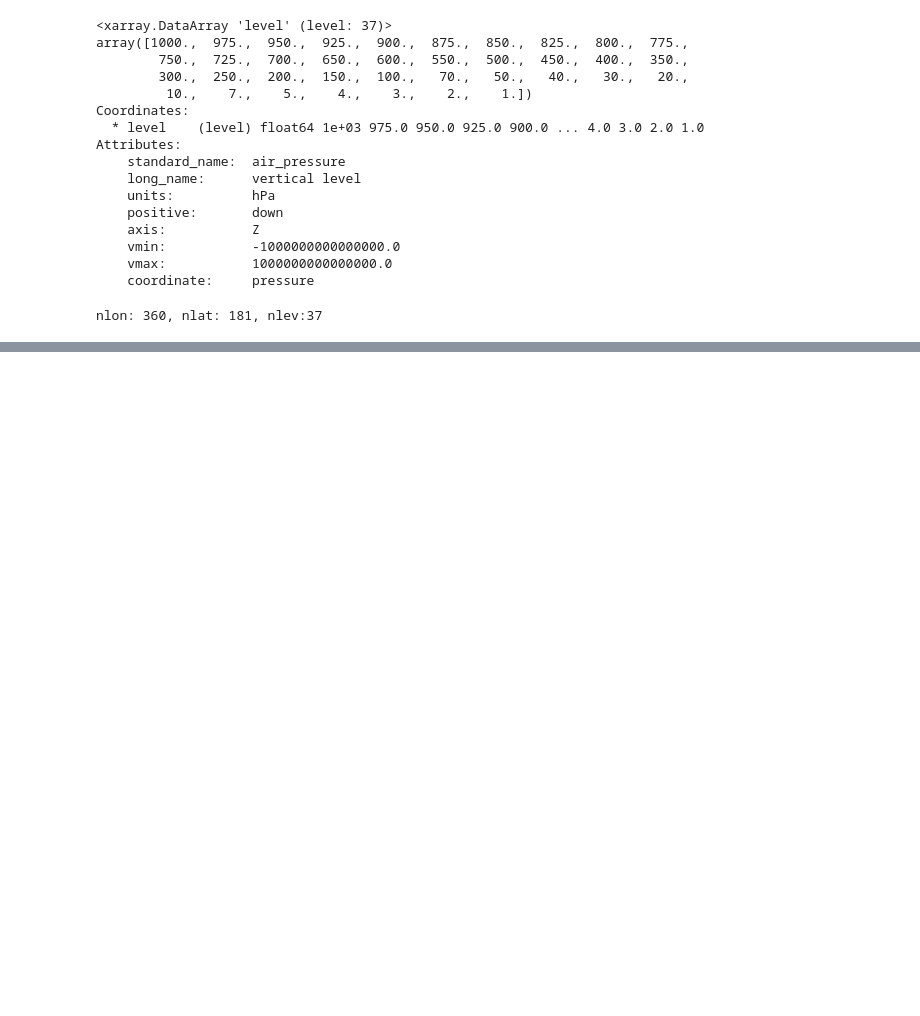
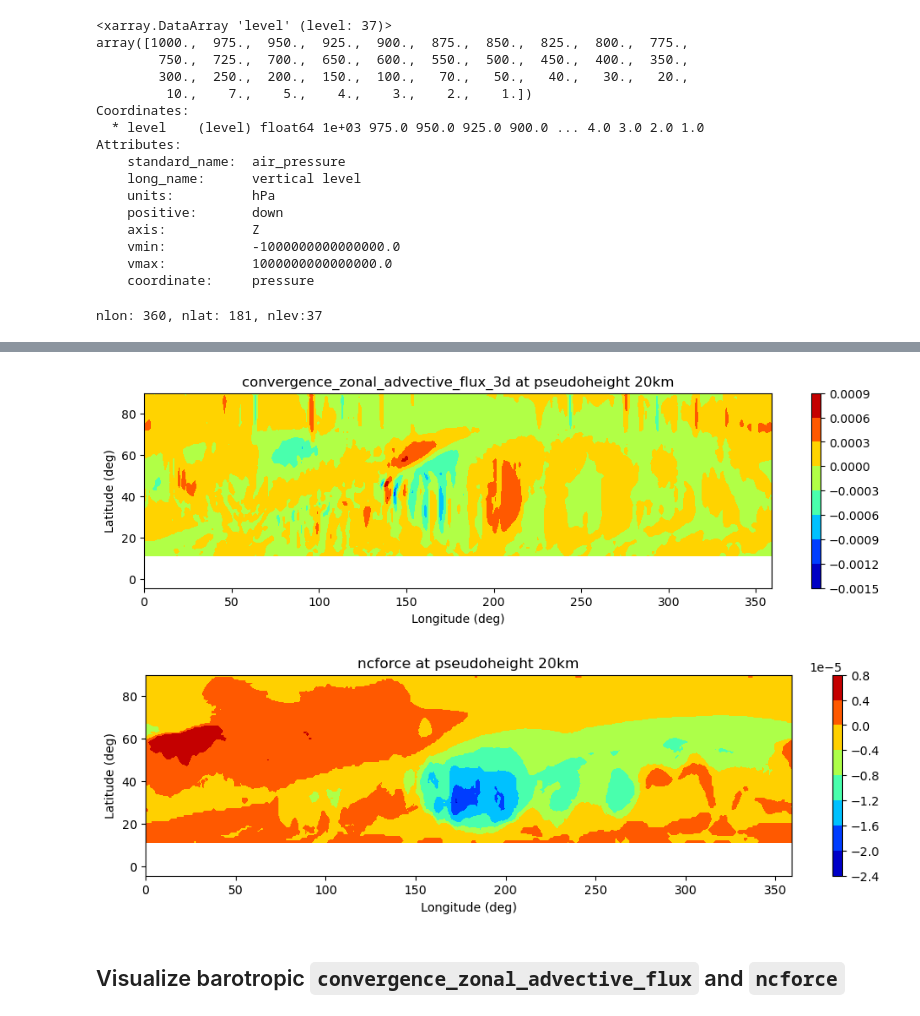
Before and after one commit to csyhuang/hn2016_falwa, a Jupyter notebook: notebooks/lubis_et_al_2024/develop_ncforce_interface.ipynb, the cells around one changed output, grey strips where cells are left out. Saved outputs shown, nothing was run; the diff lists cells and outputs as text; code cells hidden in the pictures; blank space fills up the shorter version.

```diff
--- a/notebooks/lubis_et_al_2024/develop_ncforce_interface.ipynb
+++ b/notebooks/lubis_et_al_2024/develop_ncforce_interface.ipynb
@@ -228,0 +183,13 @@ Do scipy interpolation
+# %%
+k=20
+lat_lon_graph_plot(
+    convergence_zonal_advective_flux_3d[k, :, :],
+    f"convergence_zonal_advective_flux_3d at pseudoheight {int(qgfield_nhn22.height[k]//1000)}km")
+lat_lon_graph_plot(
+    ncforce_3d[k, :, :],
+    f"ncforce at pseudoheight {int(qgfield_nhn22.height[k]//1000)}km")
+# %% [output]
+[figure, added]
+[figure, added]
+# %% [markdown]
+## Visualize barotropic `convergence_zonal_advective_flux` and `ncforce`
```
Also changed, not shown: parts of 20 cells of this notebook, 1 other file.
